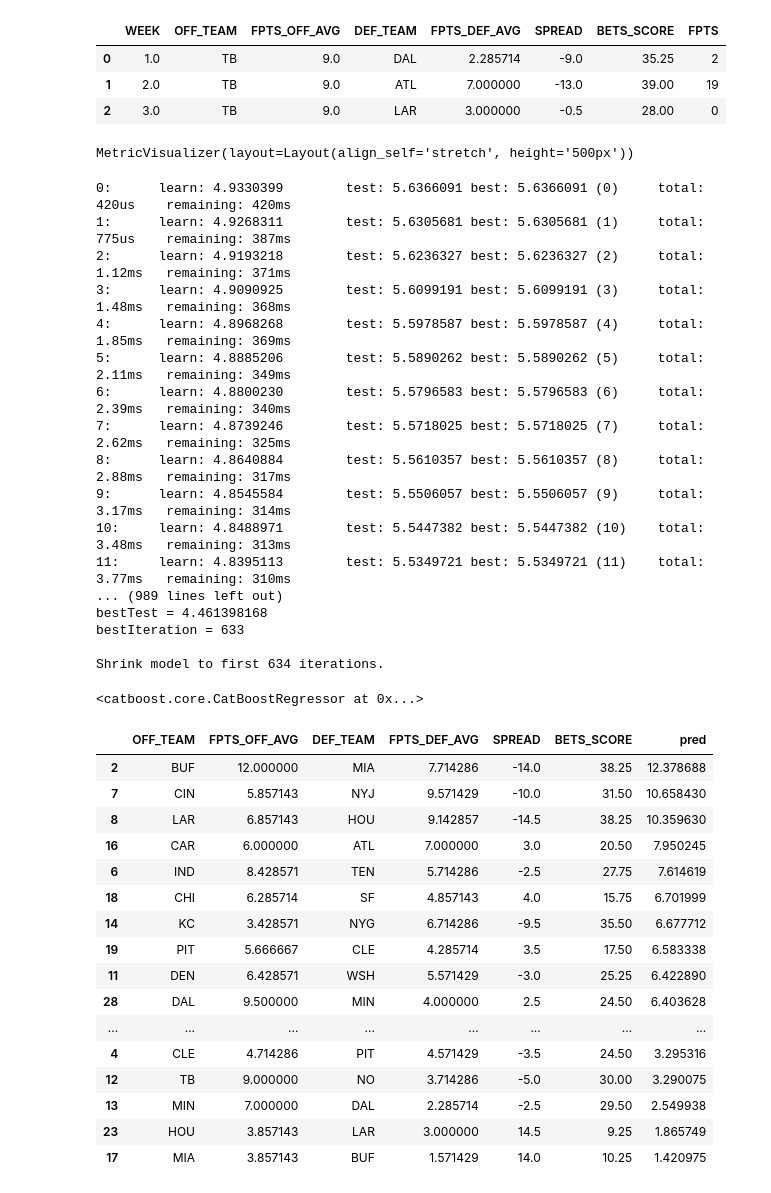
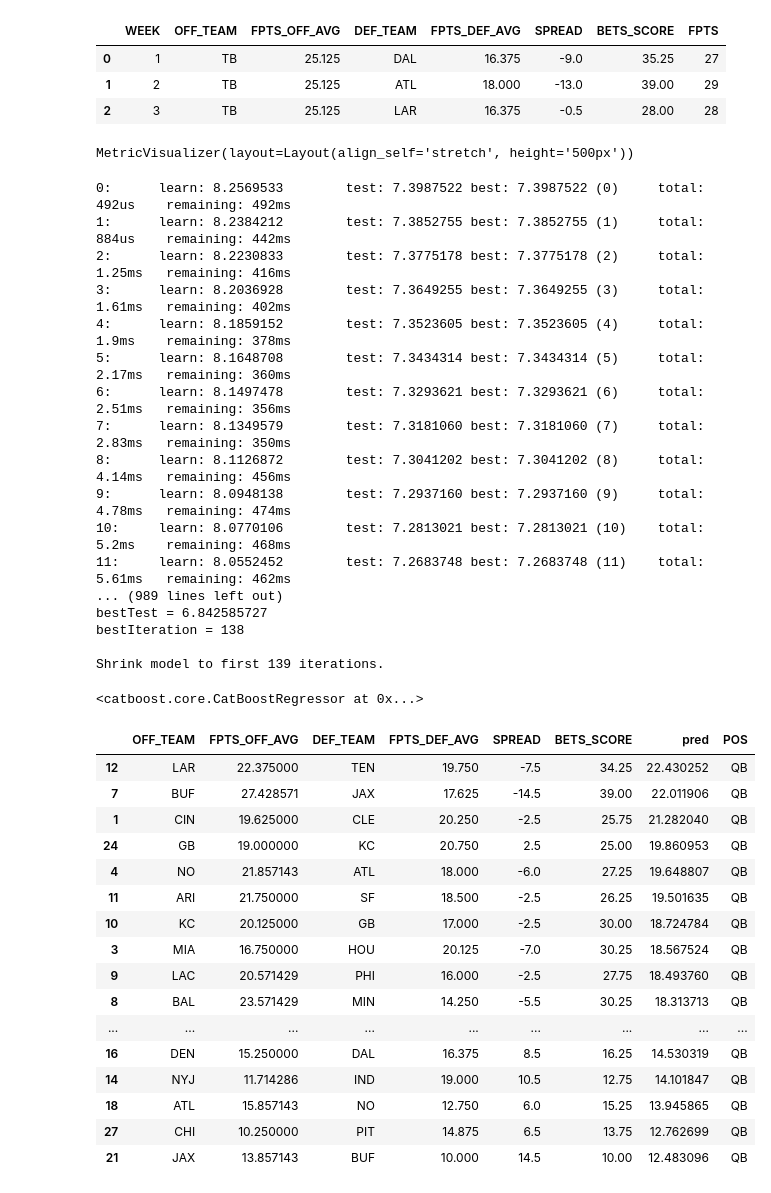
Before and after one commit to buenr/FF, a Jupyter notebook: FF-Catboost.ipynb, the cells around one changed output. Cells and saved outputs as stored; diff of their text form; code cells hidden in the pictures.

```diff
--- a/FF-Catboost.ipynb
+++ b/FF-Catboost.ipynb
@@ -5,6 +5,8 @@ from bs4 import BeautifulSoup
 import pandas as pd
 import time
 import numpy as np
+
+week_num = 8
 
 #https://bettingdata.com/nfl/odds?week=5&season=2021&seasontype=1&state=WORLD&league=nfl
 df_team_index = pd.read_csv("Team Index.csv")
@@ -55,10 +57,9 @@ OFF_TEAM = []
 DEF_TEAM = []
 FPTS = []
 WEEK = []
-pos = 'DEF'
+pos = 'QB'
 pos_dict = {'QB':1,'RB':2,'WR':3,'TE':4,'K':7,'DEF':8}
 pos_key = pos_dict[pos]
-week_num = 7
 
 for i in range(week_num):
 
@@ -111,13 +112,14 @@ df2 = df2[['WEEK','OFF_TEAM','FPTS_OFF_AVG','DEF_TEAM','FPTS_DEF_AVG','SPREAD','
 df2.head(3)
 # %% [output]
 |  | WEEK | OFF_TEAM | FPTS_OFF_AVG | DEF_TEAM | FPTS_DEF_AVG | SPREAD | BETS_SCORE | FPTS |
-| 0 | 1.0 | TB | 9.0 | DAL | 2.285714 | -9.0 | 35.25 | 2 |
-| 1 | 2.0 | TB | 9.0 | ATL | 7.000000 | -13.0 | 39.00 | 19 |
-| 2 | 3.0 | TB | 9.0 | LAR | 3.000000 | -0.5 | 28.00 | 0 |
+| 0 | 1 | TB | 25.125 | DAL | 16.375 | -9.0 | 35.25 | 27 |
+| 1 | 2 | TB | 25.125 | ATL | 18.000 | -13.0 | 39.00 | 29 |
+| 2 | 3 | TB | 25.125 | LAR | 16.375 | -0.5 | 28.00 | 28 |
 # %%
 from catboost import CatBoostRegressor
 
 X = df2[['FPTS_OFF_AVG','FPTS_DEF_AVG','SPREAD','BETS_SCORE']]
+#X = df2[['FPTS_OFF_AVG','FPTS_DEF_AVG','SPREAD']]
 y = df2['FPTS']
 
 from sklearn.model_selection import train_test_split
@@ -127,61 +129,63 @@ X_train, X_validation, y_train, y_validation = train_test_split(X, y, train_size
 
 #importing library and building model
 from catboost import CatBoostRegressor
-model=CatBoostRegressor(iterations=1000, depth=3, learning_rate=0.01, loss_function='RMSE', use_best_model=True )
+model=CatBoostRegressor(iterations=1000, depth=4, learning_rate=0.01, loss_function='RMSE', use_best_model=True )
 model.fit(X_train, y_train, eval_set=(X_validation, y_validation), plot=True)
 #model.fit(X_train, y_train, cat_features=categorical_features_indices, eval_set=(X_validation, y_validation),plot=True)
 # %% [output]
 MetricVisualizer(layout=Layout(align_self='stretch', height='500px'))
-0:      learn: 4.9330399        test: 5.6366091 best: 5.6366091 (0)     total: 420us    remaining: 420ms
-1:      learn: 4.9268311        test: 5.6305681 best: 5.6305681 (1)     total: 775us    remaining: 387ms
-2:      learn: 4.9193218        test: 5.6236327 best: 5.6236327 (2)     total: 1.12ms   remaining: 371ms
-3:      learn: 4.9090925        test: 5.6099191 best: 5.6099191 (3)     total: 1.48ms   remaining: 368ms
-4:      learn: 4.8968268        test: 5.5978587 best: 5.5978587 (4)     total: 1.85ms   remaining: 369ms
-5:      learn: 4.8885206        test: 5.5890262 best: 5.5890262 (5)     total: 2.11ms   remaining: 349ms
-6:      learn: 4.8800230        test: 5.5796583 best: 5.5796583 (6)     total: 2.39ms   remaining: 340ms
-7:      learn: 4.8739246        test: 5.5718025 best: 5.5718025 (7)     total: 2.62ms   remaining: 325ms
-8:      learn: 4.8640884        test: 5.5610357 best: 5.5610357 (8)     total: 2.88ms   remaining: 317ms
-9:      learn: 4.8545584        test: 5.5506057 best: 5.5506057 (9)     total: 3.17ms   remaining: 314ms
-10:     learn: 4.8488971        test: 5.5447382 best: 5.5447382 (10)    total: 3.48ms   remaining: 313ms
-11:     learn: 4.8395113        test: 5.5349721 best: 5.5349721 (11)    total: 3.77ms   remaining: 310ms
+0:      learn: 8.2569533        test: 7.3987522 best: 7.3987522 (0)     total: 492us    remaining: 492ms
+1:      learn: 8.2384212        test: 7.3852755 best: 7.3852755 (1)     total: 884us    remaining: 442ms
+2:      learn: 8.2230833        test: 7.3775178 best: 7.3775178 (2)     total: 1.25ms   remaining: 416ms
+3:      learn: 8.2036928        test: 7.3649255 best: 7.3649255 (3)     total: 1.61ms   remaining: 402ms
+4:      learn: 8.1859152        test: 7.3523605 best: 7.3523605 (4)     total: 1.9ms    remaining: 378ms
+5:      learn: 8.1648708        test: 7.3434314 best: 7.3434314 (5)     total: 2.17ms   remaining: 360ms
+6:      learn: 8.1497478        test: 7.3293621 best: 7.3293621 (6)     total: 2.51ms   remaining: 356ms
+7:      learn: 8.1349579        test: 7.3181060 best: 7.3181060 (7)     total: 2.83ms   remaining: 350ms
+8:      learn: 8.1126872        test: 7.3041202 best: 7.3041202 (8)     total: 4.14ms   remaining: 456ms
+9:      learn: 8.0948138        test: 7.2937160 best: 7.2937160 (9)     total: 4.78ms   remaining: 474ms
+10:     learn: 8.0770106        test: 7.2813021 best: 7.2813021 (10)    total: 5.2ms    remaining: 468ms
+11:     learn: 8.0552452        test: 7.2683748 best: 7.2683748 (11)    total: 5.61ms   remaining: 462ms
 ... (989 lines left out)
-bestTest = 4.461398168
-bestIteration = 633
+bestTest = 6.842585727
+bestIteration = 138
 
-Shrink model to first 634 iterations.
+Shrink model to first 139 iterations.
 <catboost.core.CatBoostRegressor at 0x...>
 # %%
 test_df2 = pd.merge(test_df, df_team_index, left_on='OFF_TEAM', right_on='Team')
 test_df2.drop(['OFF_TEAM'], axis=1, inplace=True)
 test_df2.rename(columns={"Abb": "OFF_TEAM"}, inplace=True)
 test_df2 = pd.merge(test_df2, df_team_index, left_on='DEF_TEAM', right_on='Team')
 test_df2.drop(['DEF_TEAM'], axis=1, inplace=True)
 test_df2.rename(columns={"Abb": "DEF_TEAM"}, inplace=True)
 
 test_df2 = pd.merge(test_df2, OFF_df, on='OFF_TEAM', suffixes=[None,"_OFF_AVG"])
 test_df2 = pd.merge(test_df2, DEF_df, on='DEF_TEAM', suffixes=[None,"_DEF_AVG"])
 test_df2.rename(columns={"FPTS": "FPTS_OFF_AVG"}, inplace=True)
 
 test_df2 = test_df2[['OFF_TEAM','FPTS_OFF_AVG','DEF_TEAM','FPTS_DEF_AVG','SPREAD','BETS_SCORE']]
 test_df3 = test_df2[['FPTS_OFF_AVG','FPTS_DEF_AVG','SPREAD','BETS_SCORE']]
+#test_df3 = test_df2[['FPTS_OFF_AVG','FPTS_DEF_AVG','SPREAD']]
 
 test_df2['pred'] = model.predict(test_df3)
+test_df2['POS'] = pos
 test_df2.sort_values(by='pred', ascending=False).head(50)
 # %% [output]
-|  | OFF_TEAM | FPTS_OFF_AVG | DEF_TEAM | FPTS_DEF_AVG | SPREAD | BETS_SCORE | pred |
-| 2 | BUF | 12.000000 | MIA | 7.714286 | -14.0 | 38.25 | 12.378688 |
-| 7 | CIN | 5.857143 | NYJ | 9.571429 | -10.0 | 31.50 | 10.658430 |
-| 8 | LAR | 6.857143 | HOU | 9.142857 | -14.5 | 38.25 | 10.359630 |
-| 16 | CAR | 6.000000 | ATL | 7.000000 | 3.0 | 20.50 | 7.950245 |
-| 6 | IND | 8.428571 | TEN | 5.714286 | -2.5 | 27.75 | 7.614619 |
-| 18 | CHI | 6.285714 | SF | 4.857143 | 4.0 | 15.75 | 6.701999 |
-| 14 | KC | 3.428571 | NYG | 6.714286 | -9.5 | 35.50 | 6.677712 |
-| 19 | PIT | 5.666667 | CLE | 4.285714 | 3.5 | 17.50 | 6.583338 |
-| 11 | DEN | 6.428571 | WSH | 5.571429 | -3.0 | 25.25 | 6.422890 |
-| 28 | DAL | 9.500000 | MIN | 4.000000 | 2.5 | 24.50 | 6.403628 |
-| ... | ... | ... | ... | ... | ... | ... | ... |
-| 4 | CLE | 4.714286 | PIT | 4.571429 | -3.5 | 24.50 | 3.295316 |
-| 12 | TB | 9.000000 | NO | 3.714286 | -5.0 | 30.00 | 3.290075 |
-| 13 | MIN | 7.000000 | DAL | 2.285714 | -2.5 | 29.50 | 2.549938 |
-| 23 | HOU | 3.857143 | LAR | 3.000000 | 14.5 | 9.25 | 1.865749 |
-| 17 | MIA | 3.857143 | BUF | 1.571429 | 14.0 | 10.25 | 1.420975 |
+|  | OFF_TEAM | FPTS_OFF_AVG | DEF_TEAM | FPTS_DEF_AVG | SPREAD | BETS_SCORE | pred | POS |
+| 12 | LAR | 22.375000 | TEN | 19.750 | -7.5 | 34.25 | 22.430252 | QB |
+| 7 | BUF | 27.428571 | JAX | 17.625 | -14.5 | 39.00 | 22.011906 | QB |
+| 1 | CIN | 19.625000 | CLE | 20.250 | -2.5 | 25.75 | 21.282040 | QB |
+| 24 | GB | 19.000000 | KC | 20.750 | 2.5 | 25.00 | 19.860953 | QB |
+| 4 | NO | 21.857143 | ATL | 18.000 | -6.0 | 27.25 | 19.648807 | QB |
+| 11 | ARI | 21.750000 | SF | 18.500 | -2.5 | 26.25 | 19.501635 | QB |
+| 10 | KC | 20.125000 | GB | 17.000 | -2.5 | 30.00 | 18.724784 | QB |
+| 3 | MIA | 16.750000 | HOU | 20.125 | -7.0 | 30.25 | 18.567524 | QB |
+| 9 | LAC | 20.571429 | PHI | 16.000 | -2.5 | 27.75 | 18.493760 | QB |
+| 8 | BAL | 23.571429 | MIN | 14.250 | -5.5 | 30.25 | 18.313713 | QB |
+| ... | ... | ... | ... | ... | ... | ... | ... | ... |
+| 16 | DEN | 15.250000 | DAL | 16.375 | 8.5 | 16.25 | 14.530319 | QB |
+| 14 | NYJ | 11.714286 | IND | 19.000 | 10.5 | 12.75 | 14.101847 | QB |
+| 18 | ATL | 15.857143 | NO | 12.750 | 6.0 | 15.25 | 13.945865 | QB |
+| 27 | CHI | 10.250000 | PIT | 14.875 | 6.5 | 13.75 | 12.762699 | QB |
+| 21 | JAX | 13.857143 | BUF | 10.000 | 14.5 | 10.00 | 12.483096 | QB |
```
Also changed, not shown: parts of 2 cells of this notebook.
